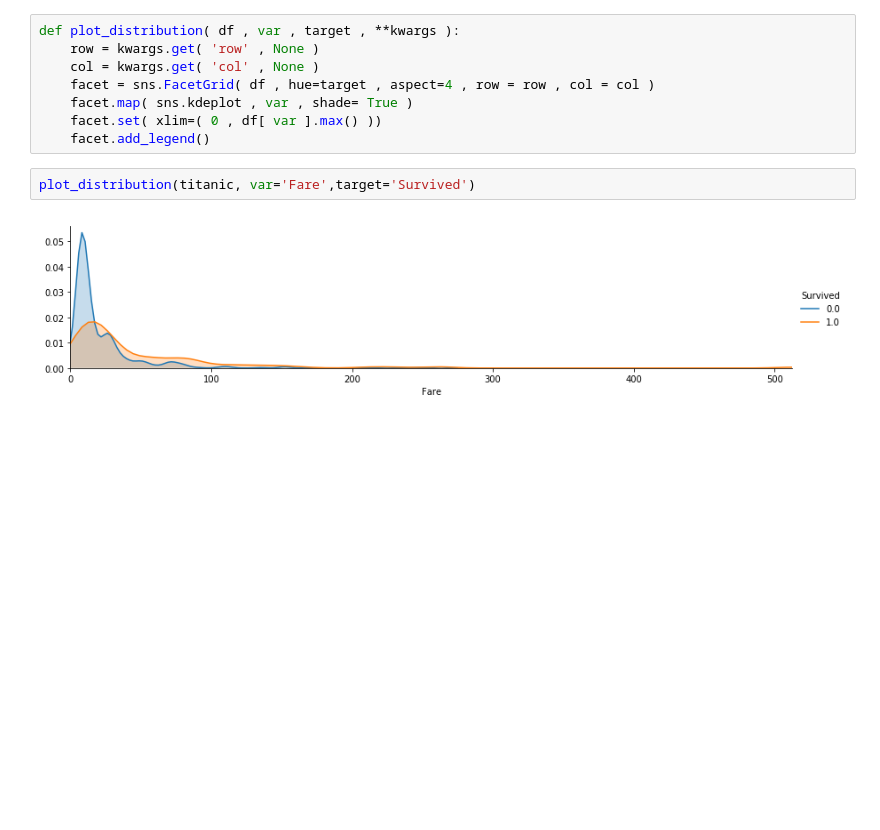
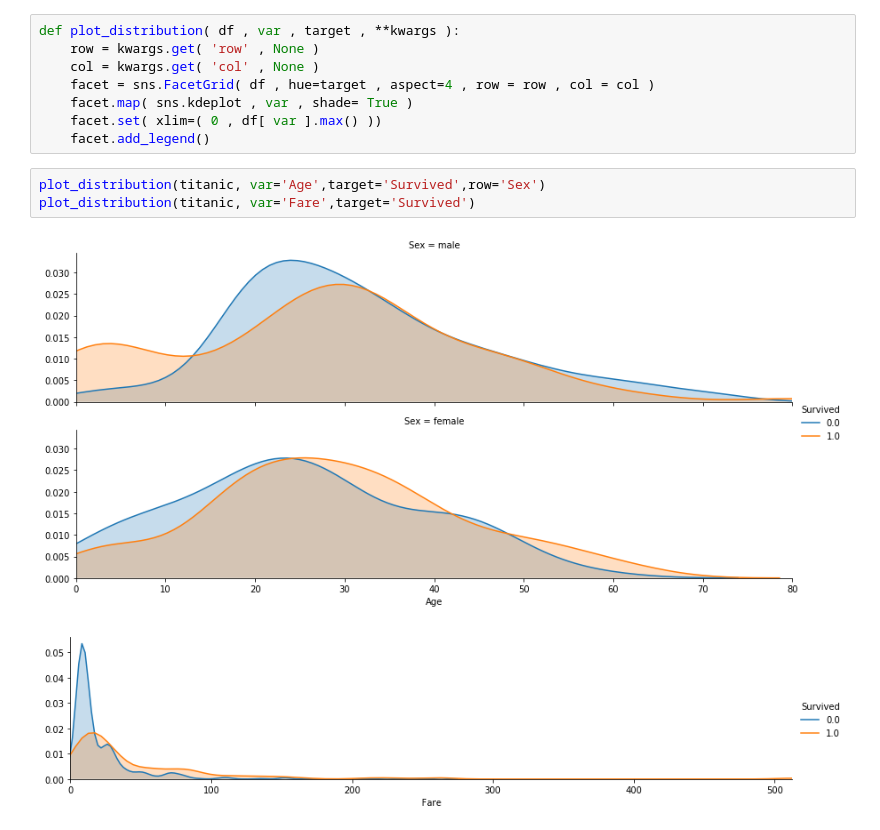
Before and after one commit to chenminjing1984/Kaggle, a Jupyter notebook: Titanic Disaster/Titanic Survival Prediction.ipynb, the cells around one changed output. Cells and saved outputs as stored; diff of their text form; blank space fills up the shorter version.

```diff
--- a/Titanic Disaster/Titanic Survival Prediction.ipynb
+++ b/Titanic Disaster/Titanic Survival Prediction.ipynb
@@ -68,9 +116,11 @@ def plot_distribution( df , var , target , **kwargs ):
     facet.set( xlim=( 0 , df[ var ].max() ))
     facet.add_legend()
 # %%
+plot_distribution(titanic, var='Age',target='Survived',row='Sex')
 plot_distribution(titanic, var='Fare',target='Survived')
 # %% [output]
-[figure, old version]
+[figure, new version]
+[figure, added]
 # %%
 def plot_categories(df, cat, target, **kwarges):
     row = kwarges.get('row' ,None)
```
Also changed, not shown: parts of 24 cells of this notebook, 1 other file.
